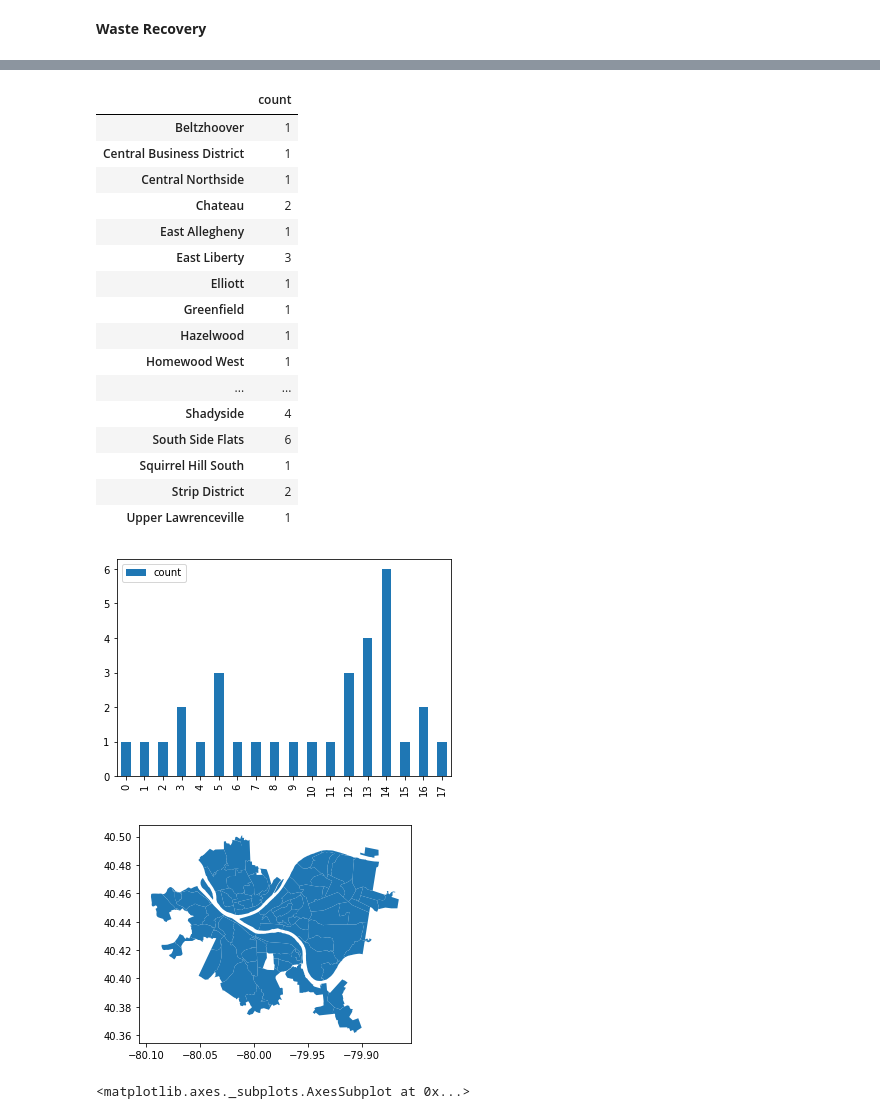
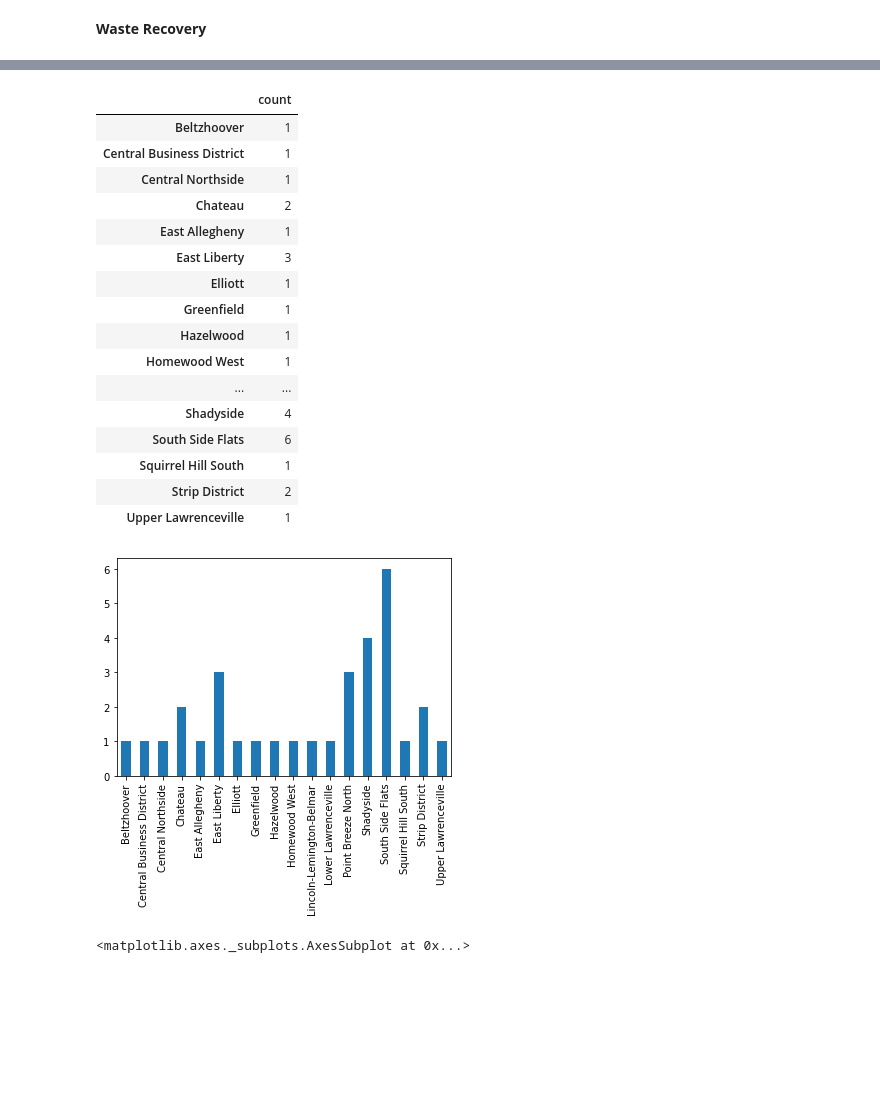
Before and after one commit to SAC496/Final_Project, a Jupyter notebook: Final Display.ipynb, the cells around one changed output, grey strips where cells are left out. Saved outputs shown, nothing was run; the diff lists cells and outputs as text; code cells hidden in the pictures; blank space fills up the shorter version.

```diff
--- a/Final Display.ipynb
+++ b/Final Display.ipynb
@@ -98,36 +104,37 @@ a = dict(zip(unique, counts))
 # %%
 waste = pd.Series(a)
 
+waste.plot(kind="bar")
+
 df = pd.DataFrame({'hoods':waste.index, 'count':waste.values})
 
-df.plot(kind="bar")
+# df.plot(kind="bar")
 
 neighborhoods = geopandas.read_file("Neighborhoods/Neighborhoods_.shp") # read in the shapefile
-neighborhoods.plot() # plot the geopandas dataframe
+
 
 waste = waste.to_frame('count')
 
 waste
 # %% [output]
 |  | count |
 | Beltzhoover | 1 |
 | Central Business District | 1 |
 | Central Northside | 1 |
 | Chateau | 2 |
 | East Allegheny | 1 |
 | East Liberty | 3 |
 | Elliott | 1 |
 | Greenfield | 1 |
 | Hazelwood | 1 |
 | Homewood West | 1 |
 | ... | ... |
 | Shadyside | 4 |
 | South Side Flats | 6 |
 | Squirrel Hill South | 1 |
 | Strip District | 2 |
 | Upper Lawrenceville | 1 |
-[figure, old version]
+[figure, new version]
-[figure, removed]
 # %%
 
 
```
Also changed, not shown: parts of 1 cell of this notebook, 1 other file.
